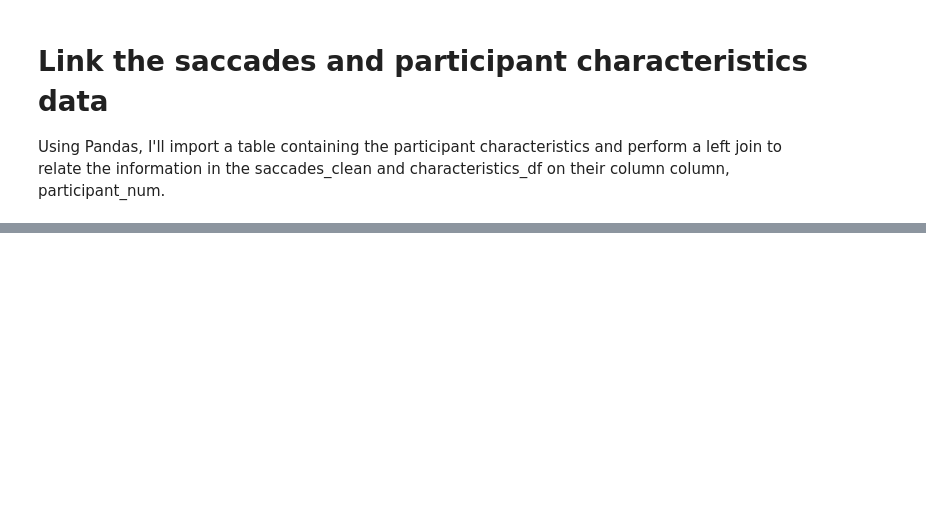
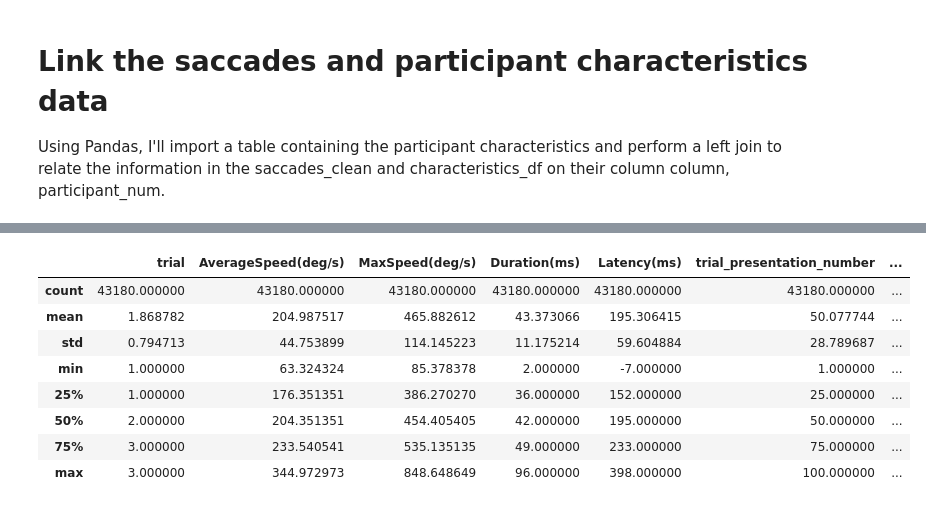
Before and after one commit to charlieconnell/Projects, a Jupyter notebook: saccades_munging&eda.ipynb, the cells around one changed output, grey strips where cells are left out. Cells and saved outputs as stored; diff of their text form; code cells hidden in the pictures; blank space fills up the shorter version.

```diff
--- a/saccades_munging&eda.ipynb
+++ b/saccades_munging&eda.ipynb
@@ -659,2 +646,14 @@ saccades_charac_df
+# %%
+saccades_charac_df.describe()
+# %% [output]
+|  | trial | AverageSpeed(deg/s) | MaxSpeed(deg/s) | Duration(ms) | Latency(ms) | trial_presentation_number | ... |
+| count | 43180.000000 | 43180.000000 | 43180.000000 | 43180.000000 | 43180.000000 | 43180.000000 | ... |
+| mean | 1.868782 | 204.987517 | 465.882612 | 43.373066 | 195.306415 | 50.077744 | ... |
+| std | 0.794713 | 44.753899 | 114.145223 | 11.175214 | 59.604884 | 28.789687 | ... |
+| min | 1.000000 | 63.324324 | 85.378378 | 2.000000 | -7.000000 | 1.000000 | ... |
+| 25% | 1.000000 | 176.351351 | 386.270270 | 36.000000 | 152.000000 | 25.000000 | ... |
+| 50% | 2.000000 | 204.351351 | 454.405405 | 42.000000 | 195.000000 | 50.000000 | ... |
+| 75% | 3.000000 | 233.540541 | 535.135135 | 49.000000 | 233.000000 | 75.000000 | ... |
+| max | 3.000000 | 344.972973 | 848.648649 | 96.000000 | 398.000000 | 100.000000 | ... |
 # %%
 saccades_charac_df.to_csv('/Users/Charlie/Desktop/saccades_charac_df.csv')
```
Also changed, not shown: parts of 3 cells of this notebook, 2 other files.
